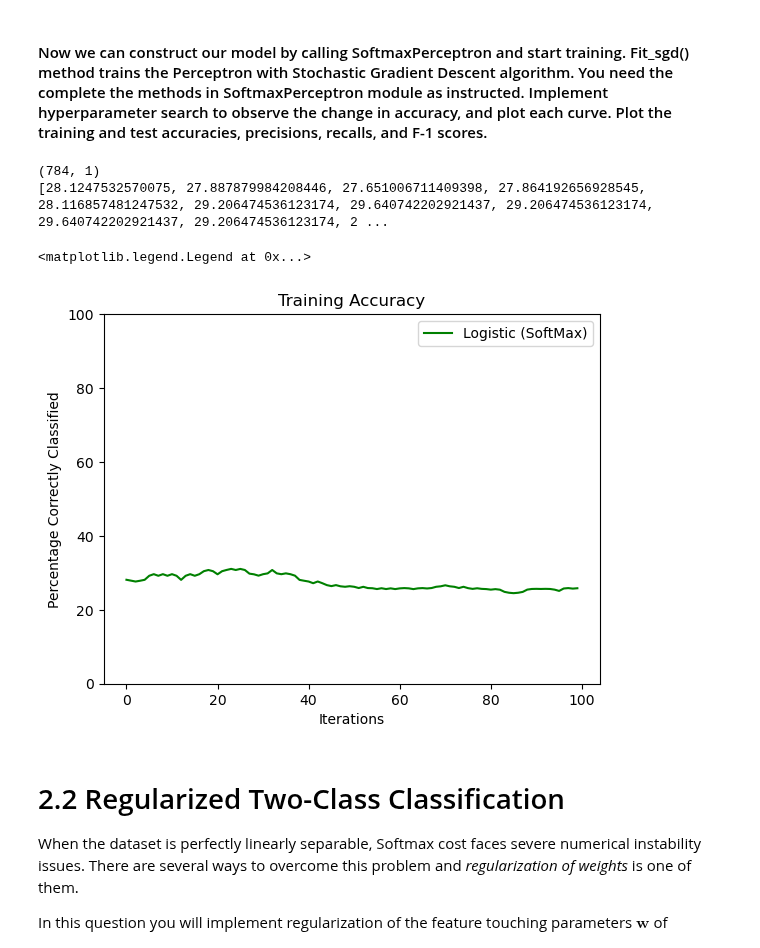
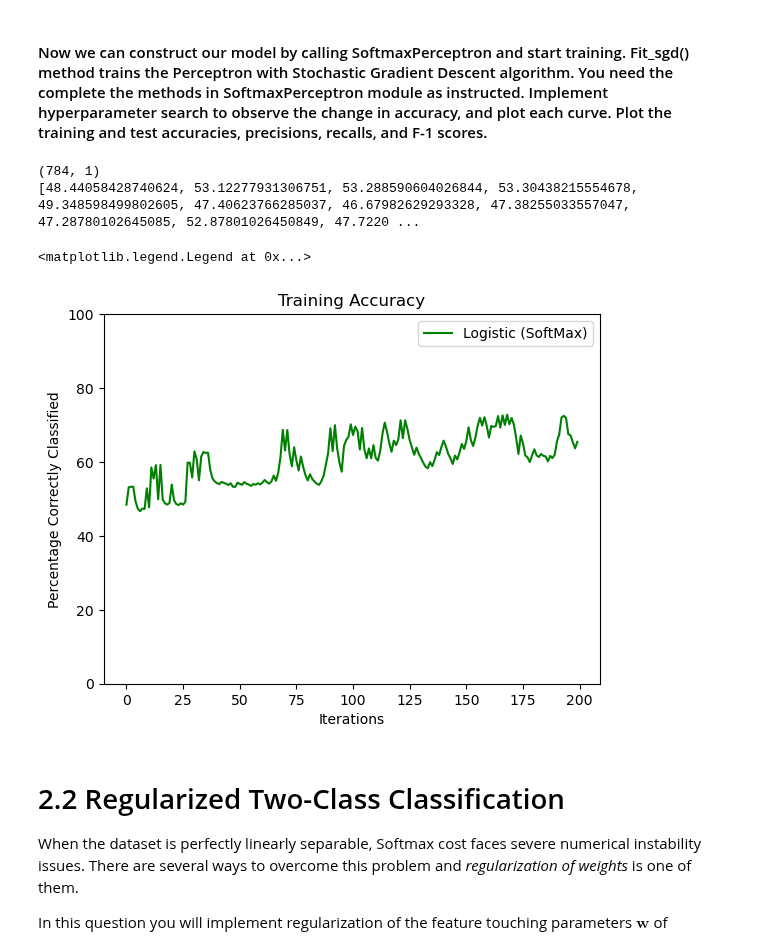
Before and after one commit to MustafaKrc/LFD24, a Jupyter notebook: Binary Linear Classification with Logistic Regression and Perceptron (With SGD)/Homework-3.ipynb, the cells around one changed output. Cells and saved outputs as stored; diff of their text form; code cells hidden in the pictures.

```diff
--- a/Binary Linear Classification with Logistic Regression and Perceptron (With SGD)/Homework-3.ipynb
+++ b/Binary Linear Classification with Logistic Regression and Perceptron (With SGD)/Homework-3.ipynb
@@ -643,37 +654,37 @@ x_test_norm = scaler.transform(test_data_flat)
 # algorithm for obtaining optimal model parameters. Implement hyperparameter #
 # search for learning rate and weight initialization.                        #
 # -Report performance in terms of accuracy.                                  #
 # Plot the training and test accuracy, recall, precision, and F-1 scores.    #
 ##############################################################################
 
 import numpy as np
 import matplotlib.pyplot as plt
 from SoftmaxPerceptron import SoftmaxPerceptron
 
 smax_weights = np.random.randn(1, x_train_norm.shape[0] + 1) * 0.02
-smax_lr = 0.001
-smax_max_iter = 100
+smax_lr = 0.15
+smax_max_iter = 200
 model_smax = SoftmaxPerceptron(smax_weights, smax_lr, smax_max_iter)
 print(model_smax.weights_[:, 1:].reshape(-1, 1).shape)
 train_acc_smax = model_smax.fit_sgd(x_train_norm, train_labels_filtered)
 
 #Plot the model training accuracies
 plt.xlabel('Iterations')
 plt.ylabel('Percentage Correctly Classified')
 plt.title('Training Accuracy')
 plt.ylim([0, 100])
 print(train_acc_smax)
 plt.plot(train_acc_smax, 'g-', label='Logistic (SoftMax)')
 plt.legend(loc='best')
 
 ##############################################################################
 #                             END OF YOUR CODE                               #
 ##############################################################################
 # %% [output]
 (784, 1)
-[28.1247532570075, 27.887879984208446, 27.651006711409398, 27.864192656928545, 28.116857481247532, 29.206474536123174, 29.640742202921437, 29.206474536123174, 29.640742202921437, 29.206474536123174, 2 ...
+[48.44058428740624, 53.12277931306751, 53.288590604026844, 53.30438215554678, 49.348598499802605, 47.40623766285037, 46.67982629293328, 47.38255033557047, 47.28780102645085, 52.87801026450849, 47.7220 ...
 <matplotlib.legend.Legend at 0x...>
-[figure, old version]
+[figure, new version]
 # %% [markdown]
 # 2.2 Regularized Two-Class Classification
 
```
Also changed, not shown: parts of 6 cells of this notebook, 2 other files.
